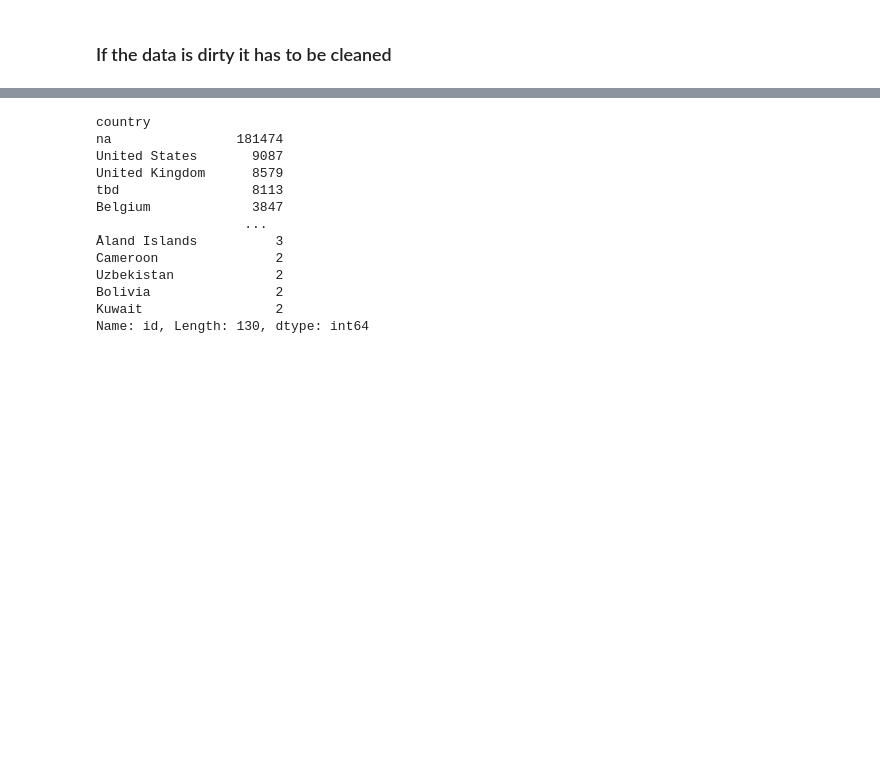
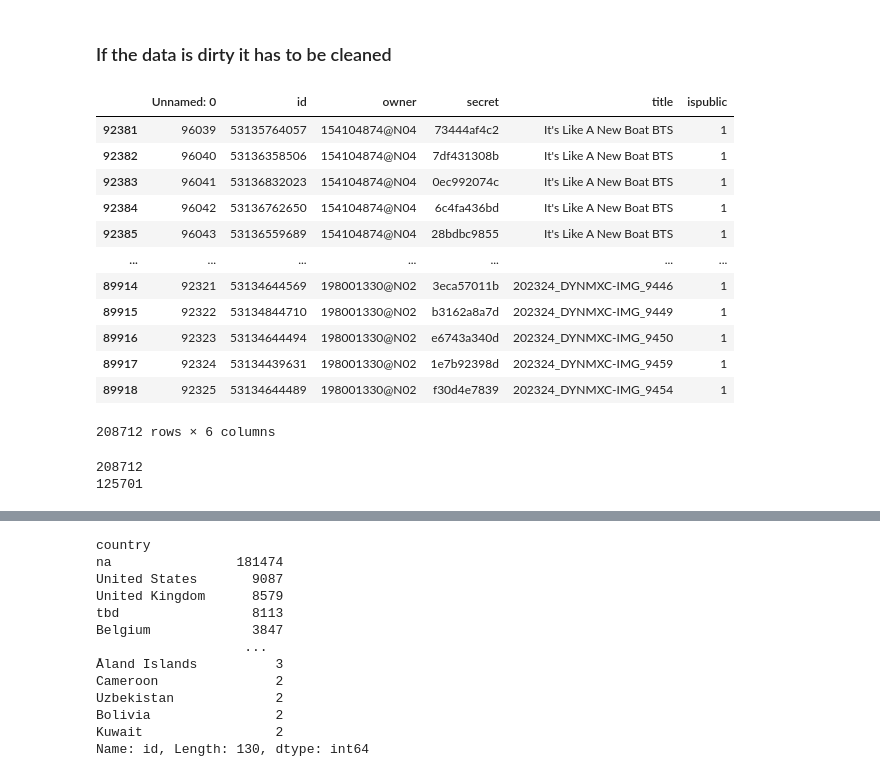
Before and after one commit to BrittaZa/Capstone_Flickr_Metadata, a Jupyter notebook: data_cleaning.ipynb, the cells around one changed output, grey strips where cells are left out. Saved outputs shown, nothing was run; the diff lists cells and outputs as text; code cells hidden in the pictures; blank space fills up the shorter version.

```diff
--- a/data_cleaning.ipynb
+++ b/data_cleaning.ipynb
@@ -26,0 +27,25 @@ df_photo_exif = pd.read_csv(data_dir + 'df_photo_exif_final.csv', index_col=[0])
+# %%
+df_ids = pd.read_csv(data_dir + 'df_photo_ids_final.csv', index_col=[0])
+# %%
+df_ids
+# %% [output]
+|  | Unnamed: 0 | id | owner | secret | title | ispublic |
+| 92381 | 96039 | 53135764057 | 154104874@N04 | 73444af4c2 | It's Like A New Boat BTS | 1 |
+| 92382 | 96040 | 53136358506 | 154104874@N04 | 7df431308b | It's Like A New Boat BTS | 1 |
+| 92383 | 96041 | 53136832023 | 154104874@N04 | 0ec992074c | It's Like A New Boat BTS | 1 |
+| 92384 | 96042 | 53136762650 | 154104874@N04 | 6c4fa436bd | It's Like A New Boat BTS | 1 |
+| 92385 | 96043 | 53136559689 | 154104874@N04 | 28bdbc9855 | It's Like A New Boat BTS | 1 |
+| ... | ... | ... | ... | ... | ... | ... |
+| 89914 | 92321 | 53134644569 | 198001330@N02 | 3eca57011b | 202324_DYNMXC-IMG_9446 | 1 |
+| 89915 | 92322 | 53134844710 | 198001330@N02 | b3162a8a7d | 202324_DYNMXC-IMG_9449 | 1 |
+| 89916 | 92323 | 53134644494 | 198001330@N02 | e6743a340d | 202324_DYNMXC-IMG_9450 | 1 |
+| 89917 | 92324 | 53134439631 | 198001330@N02 | 1e7b92398d | 202324_DYNMXC-IMG_9459 | 1 |
+| 89918 | 92325 | 53134644489 | 198001330@N02 | f30d4e7839 | 202324_DYNMXC-IMG_9454 | 1 |
+208712 rows × 6 columns
+# %%
+print(len(df_ids))
+df_ids = df_ids[~df_ids.id.isin(df_exif.id)]
+print(len(df_ids))
+# %% [output]
+208712
+125701
```
Also changed, not shown: parts of 5 cells of this notebook, 6 other files.
